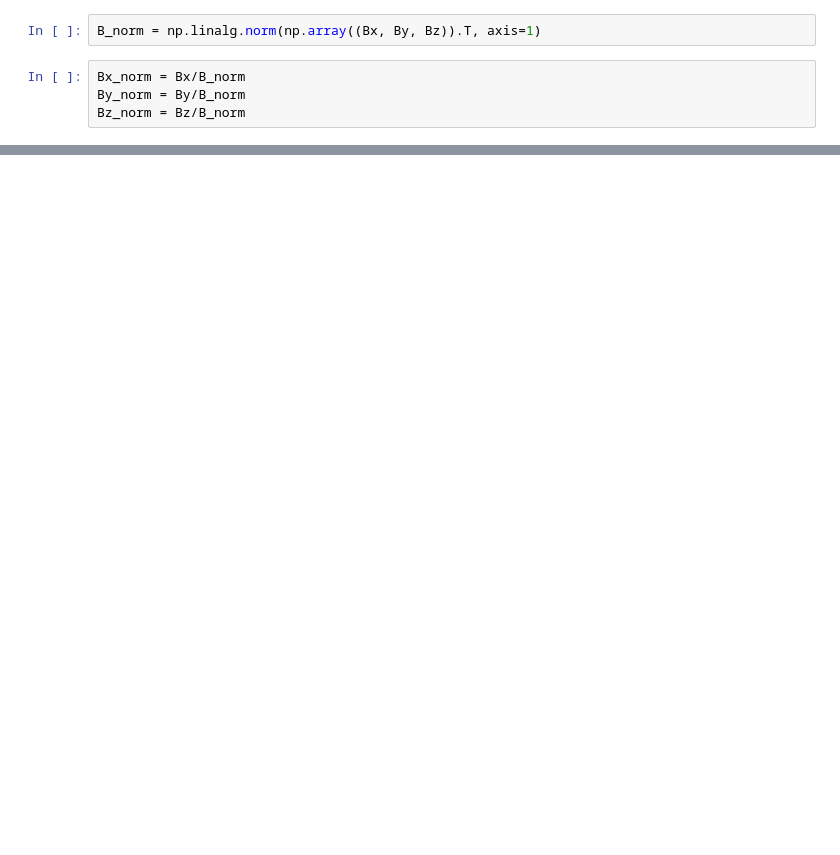
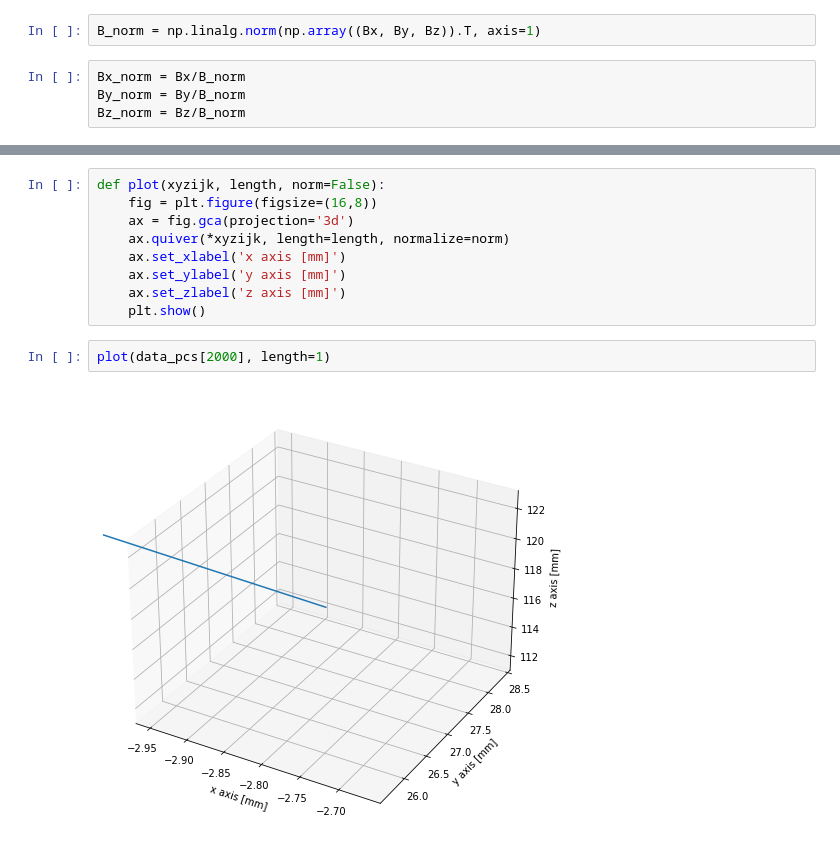
Before and after one commit to yeags/hall_probe, a Jupyter notebook: visualization_test.ipynb, the cells around one changed output, grey strips where cells are left out. Drawn from its saved outputs; the diff is of its cells as text; blank space fills up the shorter version.

```diff
--- a/visualization_test.ipynb
+++ b/visualization_test.ipynb
@@ -45,0 +61,13 @@ plt.show()
+# %%
+def plot(xyzijk, length, norm=False):
+    fig = plt.figure(figsize=(16,8))
+    ax = fig.gca(projection='3d')
+    ax.quiver(*xyzijk, length=length, normalize=norm)
+    ax.set_xlabel('x axis [mm]')
+    ax.set_ylabel('y axis [mm]')
+    ax.set_zlabel('z axis [mm]')
+    plt.show()
+# %%
+plot(data_pcs[2000], length=1)
+# %% [output]
+[figure, added]
```
Also changed, not shown: parts of 5 cells of this notebook, 2 other files.
